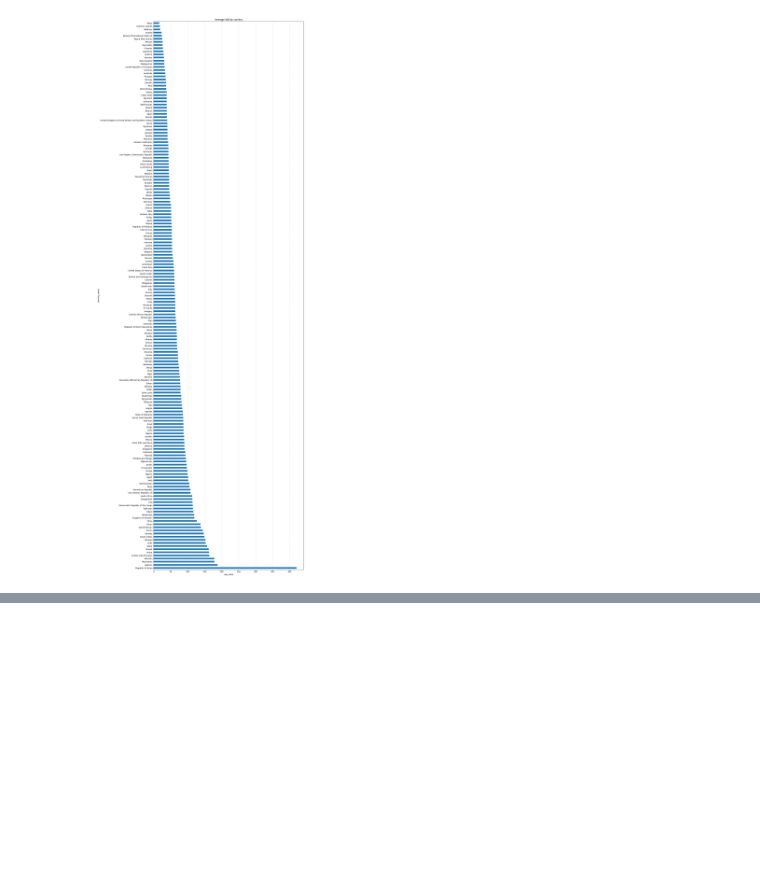
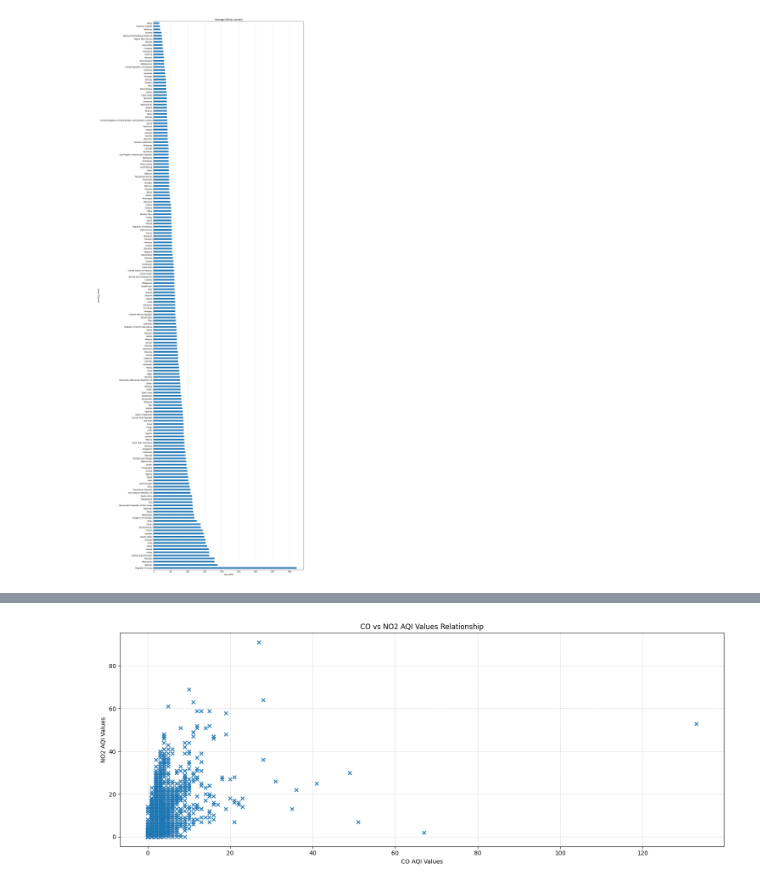
Before and after one commit to Chirunga-Chiro/global_air_pollution_analysis, a Jupyter notebook: air_pollution_analysis.ipynb, the cells around one changed output, grey strips where cells are left out. Drawn from its saved outputs; the diff is of its cells as text; code cells hidden in the pictures; blank space fills up the shorter version.

```diff
--- a/air_pollution_analysis.ipynb
+++ b/air_pollution_analysis.ipynb
@@ -186,0 +216,13 @@ plt.show()
+# %%
+# Using Matplotlib
+plt.figure(figsize = (15,6))
+plt.scatter(x = df['co_aqi_value\t'], y = df['no2_aqi_value'], marker = 'x')
+plt.title('CO vs NO2 AQI Values Relationship')
+plt.xlabel('CO AQI Values')
+plt.ylabel('NO2 AQI Values')
+plt.tight_layout()
+plt.grid(True, linestyle = '--', alpha = 0.5)
+plt.savefig('images/co_vs_no2_aqi_relationship')
+plt.show()
+# %% [output]
+[figure, added]
```
Also changed, not shown: parts of 23 cells of this notebook, 7 other files.
